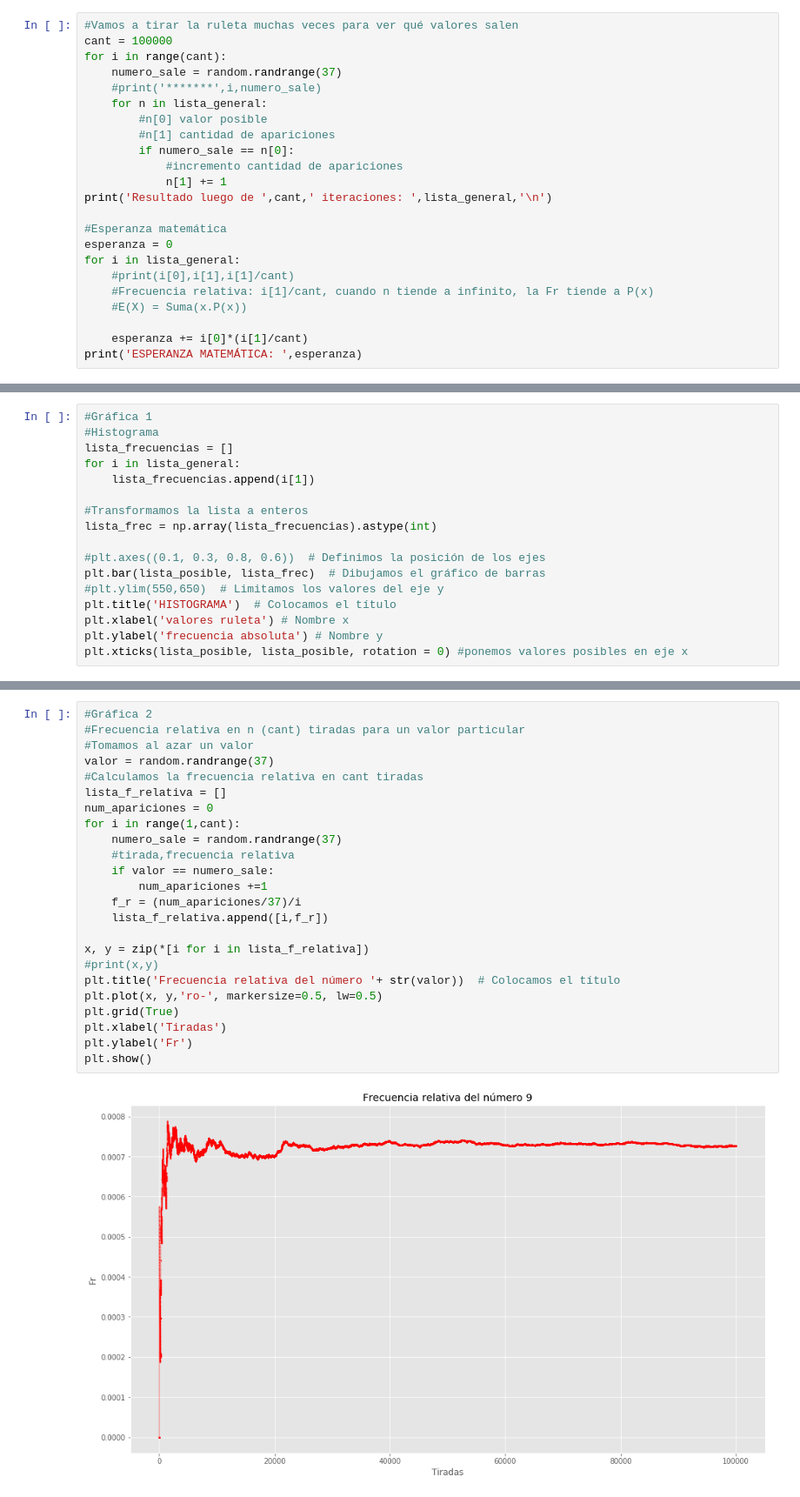
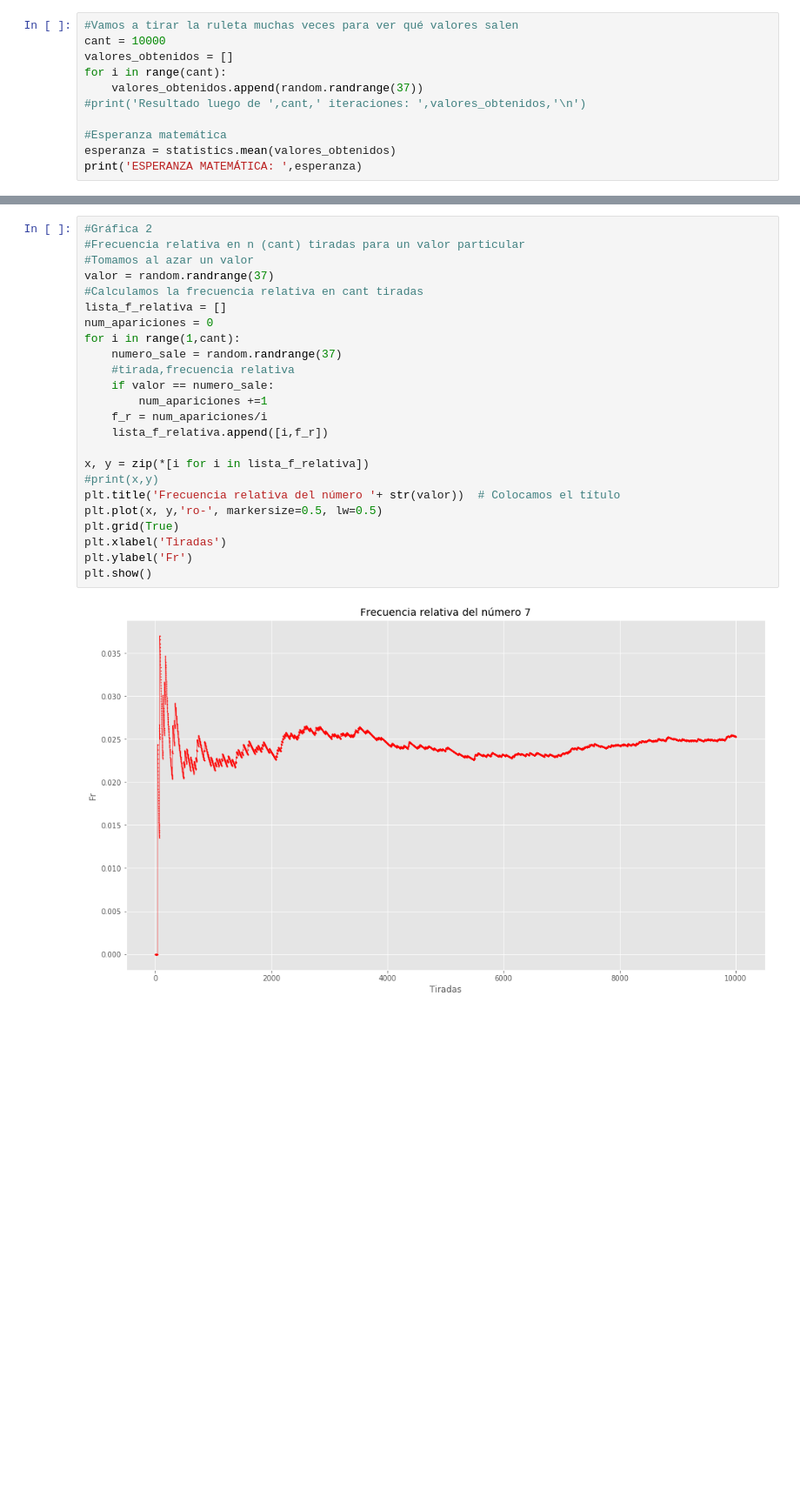
Before and after one commit to robagliom/ruleta, a Jupyter notebook: ruleta.ipynb, the cells around one changed output, grey strips where cells are left out. Shown: that part at 87% size. Drawn from its saved outputs; the diff is of its cells as text; blank space fills up the shorter version.

```diff
--- a/ruleta.ipynb
+++ b/ruleta.ipynb
@@ -25,24 +16,12 @@ Valor posible con frecuencia inicial 0: [[0, 0], [1, 0], [2, 0], [3, 0], [4, 0],
 # %%
 #Vamos a tirar la ruleta muchas veces para ver qué valores salen
-cant = 100000
+cant = 10000
+valores_obtenidos = []
 for i in range(cant):
-    numero_sale = random.randrange(37)
-    #print('*******',i,numero_sale)
-    for n in lista_general:
-        #n[0] valor posible
-        #n[1] cantidad de apariciones
-        if numero_sale == n[0]:
-            #incremento cantidad de apariciones
-            n[1] += 1
-print('Resultado luego de ',cant,' iteraciones: ',lista_general,'\n')
+    valores_obtenidos.append(random.randrange(37))
+#print('Resultado luego de ',cant,' iteraciones: ',valores_obtenidos,'\n')
 
 #Esperanza matemática
-esperanza = 0
-for i in lista_general:
-    #print(i[0],i[1],i[1]/cant)
-    #Frecuencia relativa: i[1]/cant, cuando n tiende a infinito, la Fr tiende a P(x)
-    #E(X) = Suma(x.P(x))
-
-    esperanza += i[0]*(i[1]/cant)
+esperanza = statistics.mean(valores_obtenidos)
 print('ESPERANZA MATEMÁTICA: ',esperanza)
 # %% [output]
@@ -52,17 +28,0 @@ ESPERANZA MATEMÁTICA:  18.03641
-# %%
-#Gráfica 1
-#Histograma
-lista_frecuencias = []
-for i in lista_general:
-    lista_frecuencias.append(i[1])
-
-#Transformamos la lista a enteros
-lista_frec = np.array(lista_frecuencias).astype(int)
-
-#plt.axes((0.1, 0.3, 0.8, 0.6))  # Definimos la posición de los ejes
-plt.bar(lista_posible, lista_frec)  # Dibujamos el gráfico de barras
-#plt.ylim(550,650)  # Limitamos los valores del eje y
-plt.title('HISTOGRAMA')  # Colocamos el título
-plt.xlabel('valores ruleta') # Nombre x
-plt.ylabel('frecuencia absoluta') # Nombre y
-plt.xticks(lista_posible, lista_posible, rotation = 0) #ponemos valores posibles en eje x
@@ -88,29 +42,29 @@ plt.xticks(lista_posible, lista_posible, rotation = 0) #ponemos valores posibles
 # %%
 #Gráfica 2
 #Frecuencia relativa en n (cant) tiradas para un valor particular
 #Tomamos al azar un valor
 valor = random.randrange(37)
 #Calculamos la frecuencia relativa en cant tiradas
 lista_f_relativa = []
 num_apariciones = 0
 for i in range(1,cant):
     numero_sale = random.randrange(37)
     #tirada,frecuencia relativa
     if valor == numero_sale:
         num_apariciones +=1
-    f_r = (num_apariciones/37)/i
+    f_r = num_apariciones/i
     lista_f_relativa.append([i,f_r])
 
 x, y = zip(*[i for i in lista_f_relativa])
 #print(x,y)
 plt.title('Frecuencia relativa del número '+ str(valor))  # Colocamos el título
 plt.plot(x, y,'ro-', markersize=0.5, lw=0.5)
 plt.grid(True)
 plt.xlabel('Tiradas')
 plt.ylabel('Fr')
 plt.show()
 # %% [output]
-[figure, old version]
+[figure, new version]
 # %%
 #Gráfica 3
 #Esperanza matemática en n (cant) tiradas
```
Also changed, not shown: parts of 6 cells of this notebook.
